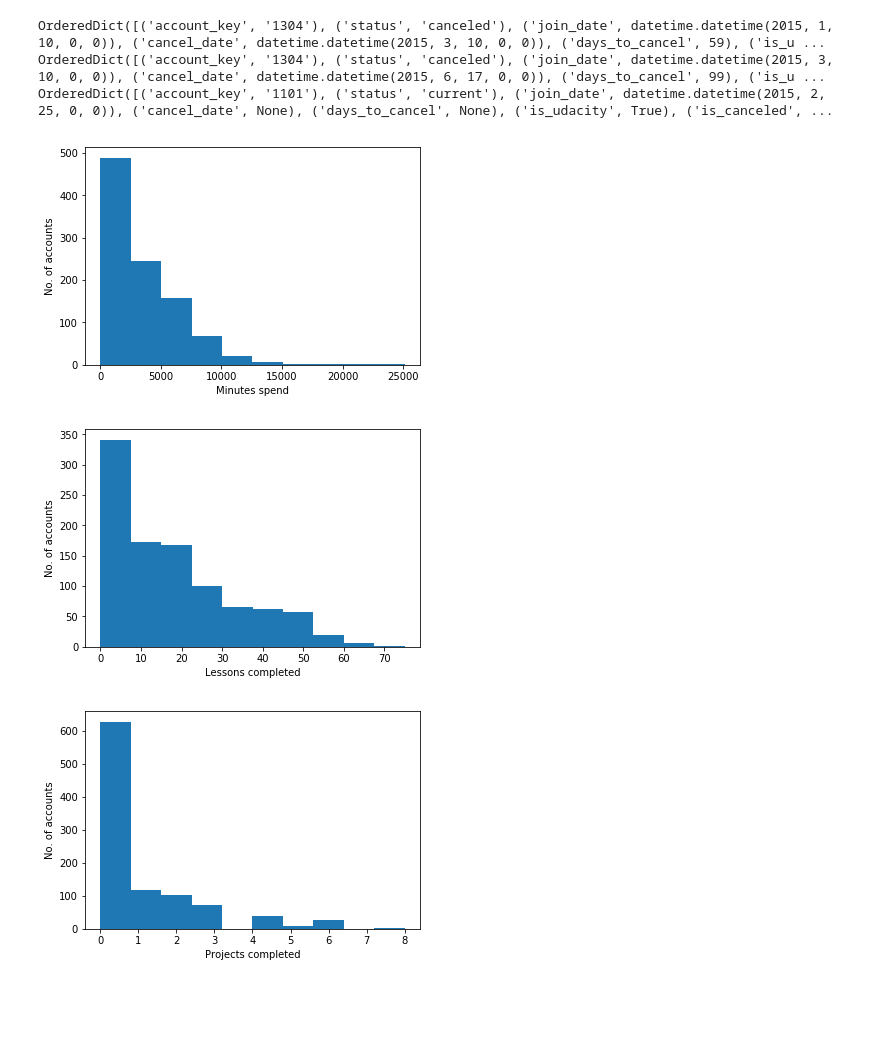
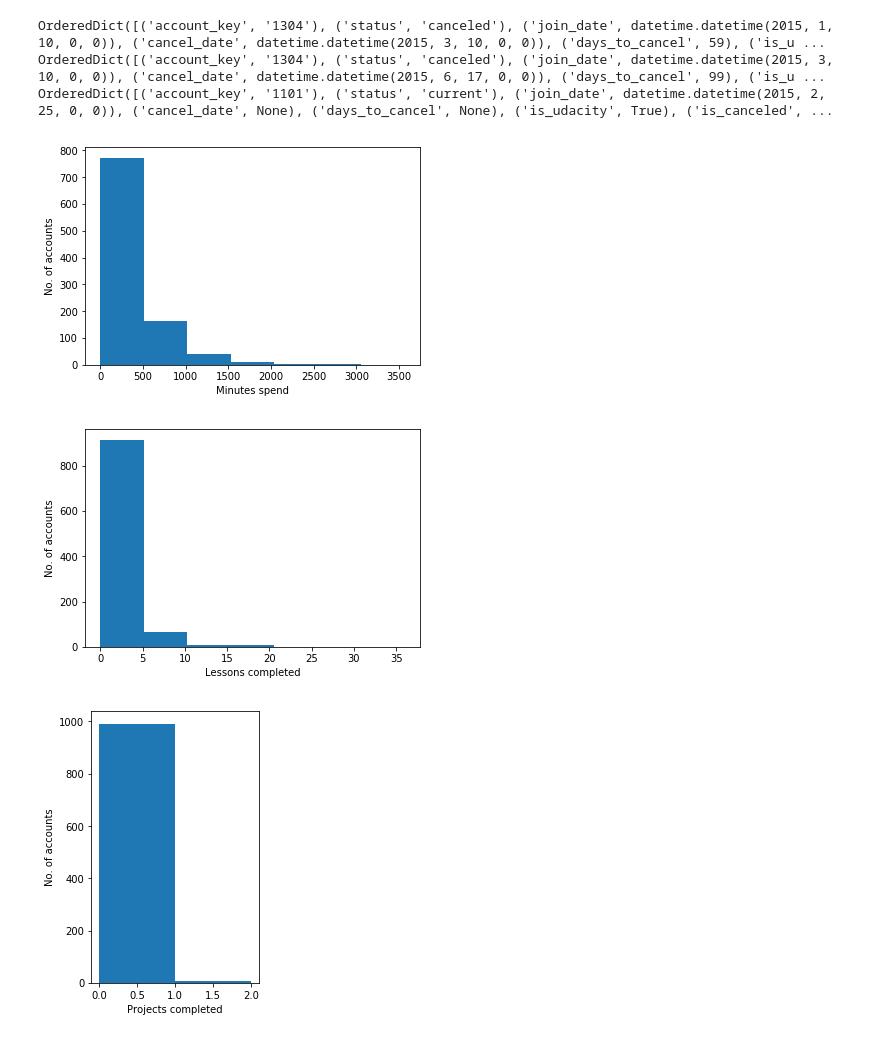
Before and after one commit to Ashish-Siyag/Data-science, a Jupyter notebook: Udacity-Data-Analysis-Project/Exploratory Analysis.ipynb, the cells around one changed output. Saved outputs shown, nothing was run; the diff lists cells and outputs as text; code cells hidden in the pictures; blank space fills up the shorter version.

```diff
--- a/Udacity-Data-Analysis-Project/Exploratory Analysis.ipynb
+++ b/Udacity-Data-Analysis-Project/Exploratory Analysis.ipynb
@@ -165,7 +166,7 @@ for row in non_udacity_engagement:
 
         time_delta = engagement_date - join_date
 
-        if time_delta.days >= 0 or time_delta.days <= 7:
+        if time_delta.days >= 0 and time_delta.days < 7:
             engagement_first_week.append(row)
 # %%
 engagement_by_account = defaultdict(list)
@@ -173,9 +174,9 @@ for row in engagement_first_week:
     account_key = row['account_key']
     engagement_by_account[account_key].append(row)
 # %%
-def total(term):
+def total(group_data,term):
     term_to_account = {}
-    for account_key, engagement in engagement_by_account.items():
+    for account_key, engagement in group_data.items():
         total_term = 0
         for row in engagement:
 
@@ -185,27 +186,31 @@ def total(term):
 
     return(term_to_account)
 # %%
-minutes_to_account = total('total_minutes_visited')
-lesson_to_account = total('lessons_completed')
-projects_to_account = total('projects_completed')
+minutes_to_account = total(engagement_by_account,'total_minutes_visited')
+lesson_to_account = total(engagement_by_account,'lessons_completed')
+projects_to_account = total(engagement_by_account,'projects_completed')
 # %%
-plt.hist(minutes_to_account.values())
+num_bins = 7
+plt.hist(minutes_to_account.values(),num_bins)
 plt.xlabel('Minutes spend')
 plt.ylabel('No. of accounts')
 plt.show()
 # %% [output]
-[figure, old version]
+[figure, new version]
 # %%
-plt.hist(lesson_to_account.values())
+num_bins = 7
+plt.hist(lesson_to_account.values(),num_bins)
 plt.xlabel('Lessons completed')
 plt.ylabel('No. of accounts')
 plt.show()
 # %% [output]
-[figure, old version]
+[figure, new version]
 # %%
-plt.hist(projects_to_account.values())
+num_bins =2
+plt.figure(figsize = (3,5))
+plt.hist(projects_to_account.values(),num_bins)
 plt.xlabel('Projects completed')
 plt.ylabel('No. of accounts')
 plt.show()
 # %% [output]
-[figure, old version]
+[figure, new version]
```
Also changed, not shown: parts of 23 cells of this notebook.
